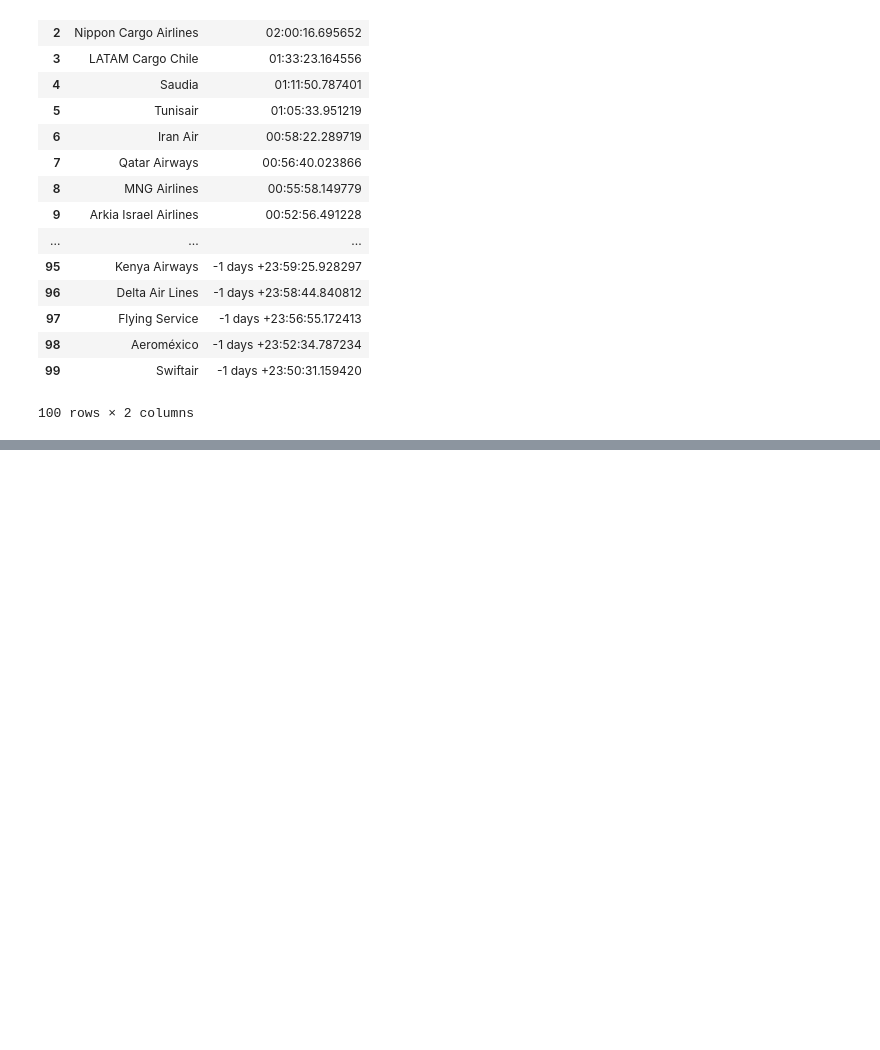
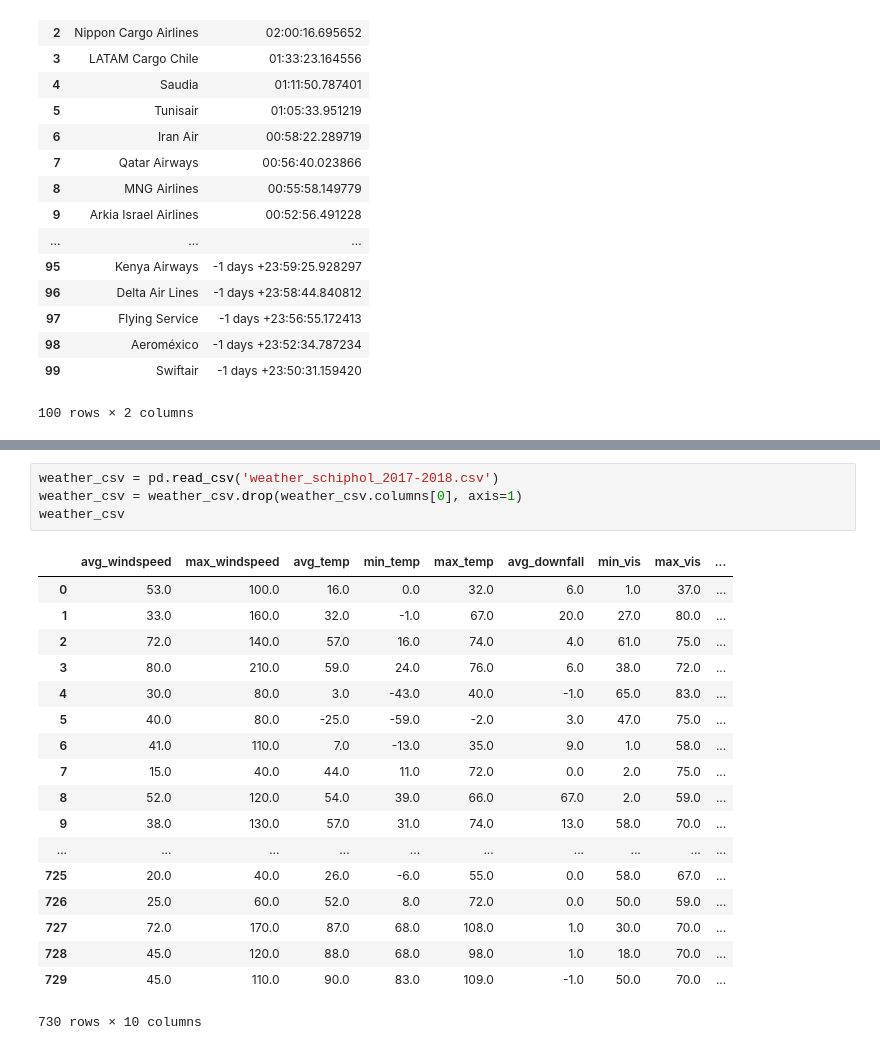
Before and after one commit to KJ-Waller/DW-Project, a Jupyter notebook: Schiphol Stuff.ipynb, the cells around one changed output, grey strips where cells are left out. Drawn from its saved outputs; the diff is of its cells as text; blank space fills up the shorter version.

```diff
--- a/Schiphol Stuff.ipynb
+++ b/Schiphol Stuff.ipynb
@@ -172,0 +150,23 @@ AttributeError: 'Series' object has no attribute 'hours'
+# %%
+weather_csv = pd.read_csv('weather_schiphol_2017-2018.csv')
+weather_csv = weather_csv.drop(weather_csv.columns[0], axis=1)
+weather_csv
+# %% [output]
+|  | avg_windspeed | max_windspeed | avg_temp | min_temp | max_temp | avg_downfall | min_vis | max_vis | ... |
+| 0 | 53.0 | 100.0 | 16.0 | 0.0 | 32.0 | 6.0 | 1.0 | 37.0 | ... |
+| 1 | 33.0 | 160.0 | 32.0 | -1.0 | 67.0 | 20.0 | 27.0 | 80.0 | ... |
+| 2 | 72.0 | 140.0 | 57.0 | 16.0 | 74.0 | 4.0 | 61.0 | 75.0 | ... |
+| 3 | 80.0 | 210.0 | 59.0 | 24.0 | 76.0 | 6.0 | 38.0 | 72.0 | ... |
+| 4 | 30.0 | 80.0 | 3.0 | -43.0 | 40.0 | -1.0 | 65.0 | 83.0 | ... |
+| 5 | 40.0 | 80.0 | -25.0 | -59.0 | -2.0 | 3.0 | 47.0 | 75.0 | ... |
+| 6 | 41.0 | 110.0 | 7.0 | -13.0 | 35.0 | 9.0 | 1.0 | 58.0 | ... |
+| 7 | 15.0 | 40.0 | 44.0 | 11.0 | 72.0 | 0.0 | 2.0 | 75.0 | ... |
+| 8 | 52.0 | 120.0 | 54.0 | 39.0 | 66.0 | 67.0 | 2.0 | 59.0 | ... |
+| 9 | 38.0 | 130.0 | 57.0 | 31.0 | 74.0 | 13.0 | 58.0 | 70.0 | ... |
+| ... | ... | ... | ... | ... | ... | ... | ... | ... | ... |
+| 725 | 20.0 | 40.0 | 26.0 | -6.0 | 55.0 | 0.0 | 58.0 | 67.0 | ... |
+| 726 | 25.0 | 60.0 | 52.0 | 8.0 | 72.0 | 0.0 | 50.0 | 59.0 | ... |
+| 727 | 72.0 | 170.0 | 87.0 | 68.0 | 108.0 | 1.0 | 30.0 | 70.0 | ... |
+| 728 | 45.0 | 120.0 | 88.0 | 68.0 | 98.0 | 1.0 | 18.0 | 70.0 | ... |
+| 729 | 45.0 | 110.0 | 90.0 | 83.0 | 109.0 | -1.0 | 50.0 | 70.0 | ... |
+730 rows × 10 columns
```
Also changed, not shown: parts of 5 cells of this notebook.
